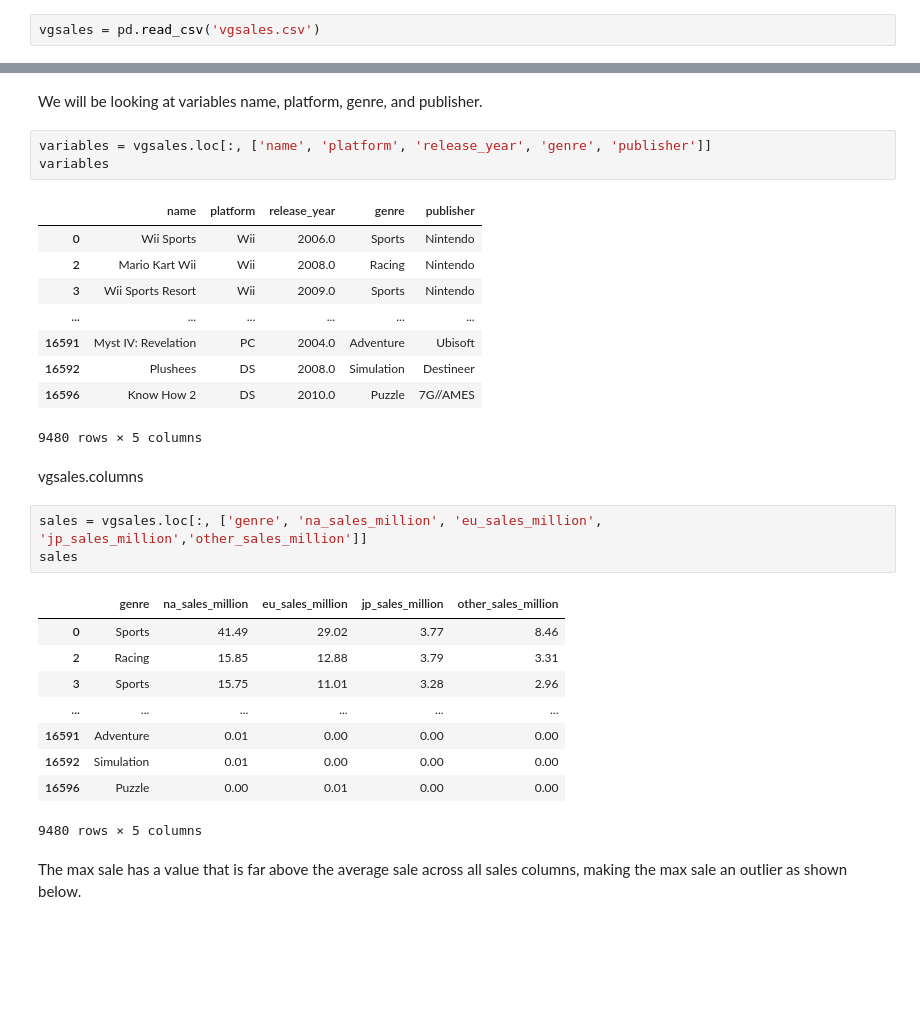
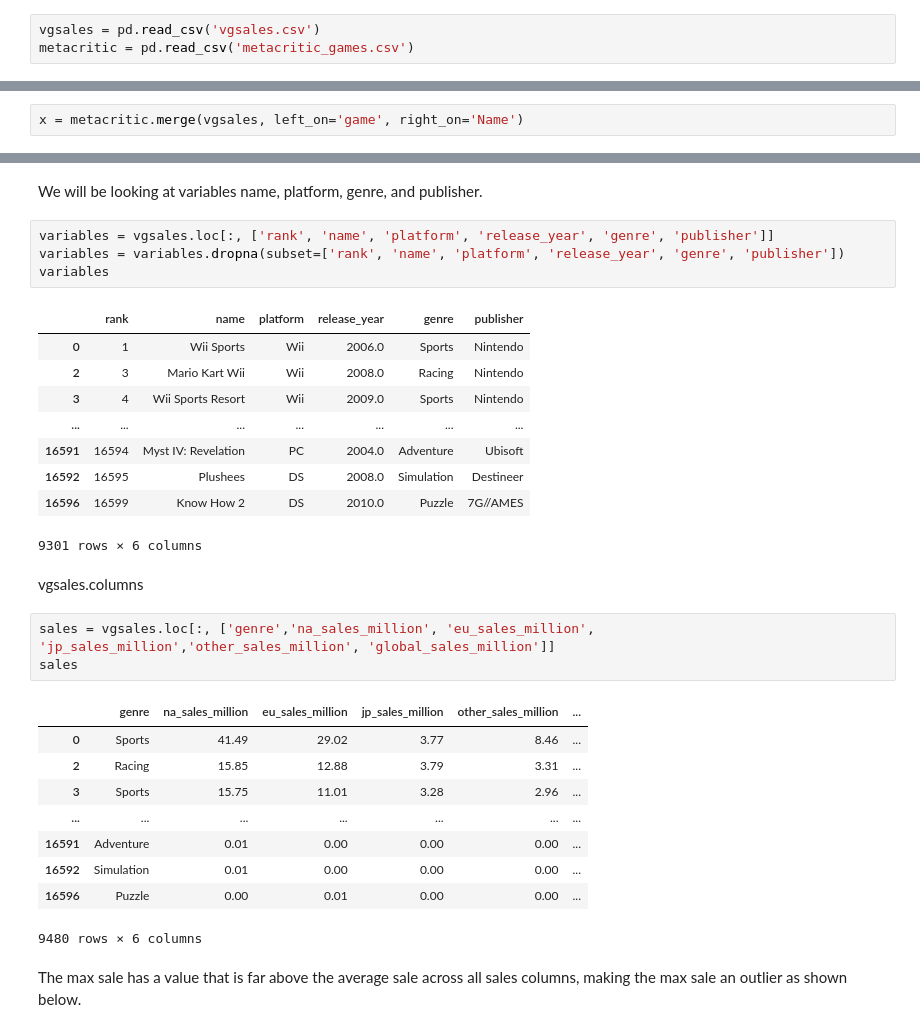
Before and after one commit to kvh8899/mostpopvidgame, a Jupyter notebook: FinalProject_group004_actual.ipynb, the cells around one changed output, grey strips where cells are left out. Drawn from its saved outputs; the diff is of its cells as text; blank space fills up the shorter version.

```diff
--- a/FinalProject_group004_actual.ipynb
+++ b/FinalProject_group004_actual.ipynb
@@ -89,3 +89,4 @@ pd.set_option('precision', 2)
 Let's import the dataset listed for the analysis.
 # %%
 vgsales = pd.read_csv('vgsales.csv')
+metacritic = pd.read_csv('metacritic_games.csv')
@@ -92,3 +113,5 @@ vgsales = pd.read_csv('vgsales.csv')
+# %%
+x = metacritic.merge(vgsales, left_on='game', right_on='Name')
 # %% [markdown]
 To make sure that our data is imported properly:
 # %%
@@ -176,33 +194,34 @@ vgsales.shape
 # %% [markdown]
 We will be looking at variables name, platform, genre, and publisher.
 # %%
-variables = vgsales.loc[:, ['name', 'platform', 'release_year', 'genre', 'publisher']]
+variables = vgsales.loc[:, ['rank', 'name', 'platform', 'release_year', 'genre', 'publisher']]
+variables = variables.dropna(subset=['rank', 'name', 'platform', 'release_year', 'genre', 'publisher'])
 variables
 # %% [output]
-|  | name | platform | release_year | genre | publisher |
-| 0 | Wii Sports | Wii | 2006.0 | Sports | Nintendo |
-| 2 | Mario Kart Wii | Wii | 2008.0 | Racing | Nintendo |
-| 3 | Wii Sports Resort | Wii | 2009.0 | Sports | Nintendo |
-| ... | ... | ... | ... | ... | ... |
-| 16591 | Myst IV: Revelation | PC | 2004.0 | Adventure | Ubisoft |
-| 16592 | Plushees | DS | 2008.0 | Simulation | Destineer |
-| 16596 | Know How 2 | DS | 2010.0 | Puzzle | 7G//AMES |
+|  | rank | name | platform | release_year | genre | publisher |
+| 0 | 1 | Wii Sports | Wii | 2006.0 | Sports | Nintendo |
+| 2 | 3 | Mario Kart Wii | Wii | 2008.0 | Racing | Nintendo |
+| 3 | 4 | Wii Sports Resort | Wii | 2009.0 | Sports | Nintendo |
+| ... | ... | ... | ... | ... | ... | ... |
+| 16591 | 16594 | Myst IV: Revelation | PC | 2004.0 | Adventure | Ubisoft |
+| 16592 | 16595 | Plushees | DS | 2008.0 | Simulation | Destineer |
+| 16596 | 16599 | Know How 2 | DS | 2010.0 | Puzzle | 7G//AMES |
-9480 rows × 5 columns
+9301 rows × 6 columns
 # %% [markdown]
 vgsales.columns
 # %%
-sales = vgsales.loc[:, ['genre', 'na_sales_million', 'eu_sales_million', 'jp_sales_million','other_sales_million']]
+sales = vgsales.loc[:, ['genre','na_sales_million', 'eu_sales_million', 'jp_sales_million','other_sales_million', 'global_sales_million']]
 sales
 # %% [output]
-|  | genre | na_sales_million | eu_sales_million | jp_sales_million | other_sales_million |
-| 0 | Sports | 41.49 | 29.02 | 3.77 | 8.46 |
-| 2 | Racing | 15.85 | 12.88 | 3.79 | 3.31 |
-| 3 | Sports | 15.75 | 11.01 | 3.28 | 2.96 |
-| ... | ... | ... | ... | ... | ... |
-| 16591 | Adventure | 0.01 | 0.00 | 0.00 | 0.00 |
-| 16592 | Simulation | 0.01 | 0.00 | 0.00 | 0.00 |
-| 16596 | Puzzle | 0.00 | 0.01 | 0.00 | 0.00 |
+|  | genre | na_sales_million | eu_sales_million | jp_sales_million | other_sales_million | ... |
+| 0 | Sports | 41.49 | 29.02 | 3.77 | 8.46 | ... |
+| 2 | Racing | 15.85 | 12.88 | 3.79 | 3.31 | ... |
+| 3 | Sports | 15.75 | 11.01 | 3.28 | 2.96 | ... |
+| ... | ... | ... | ... | ... | ... | ... |
+| 16591 | Adventure | 0.01 | 0.00 | 0.00 | 0.00 | ... |
+| 16592 | Simulation | 0.01 | 0.00 | 0.00 | 0.00 | ... |
+| 16596 | Puzzle | 0.00 | 0.01 | 0.00 | 0.00 | ... |
-9480 rows × 5 columns
+9480 rows × 6 columns
 # %% [markdown]
 The max sale has a value that is far above the average sale across all sales columns, making the max sale an outlier as shown below.
 # %%
```
Also changed, not shown: parts of 36 cells of this notebook.
